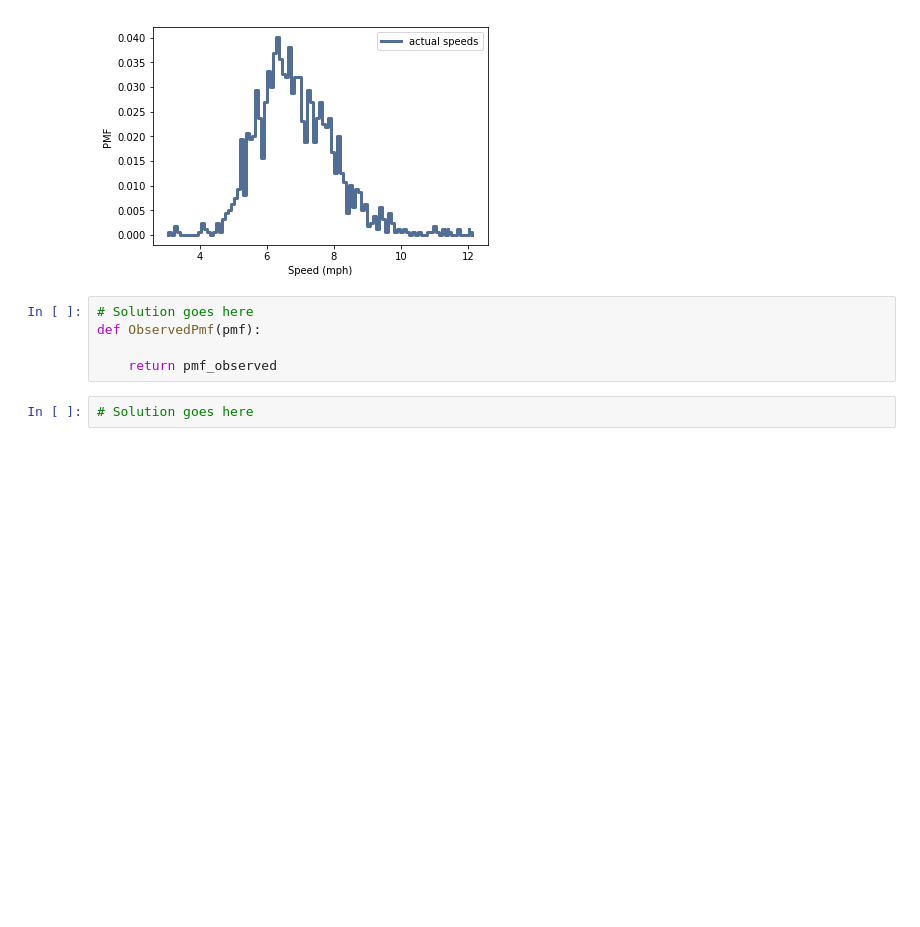
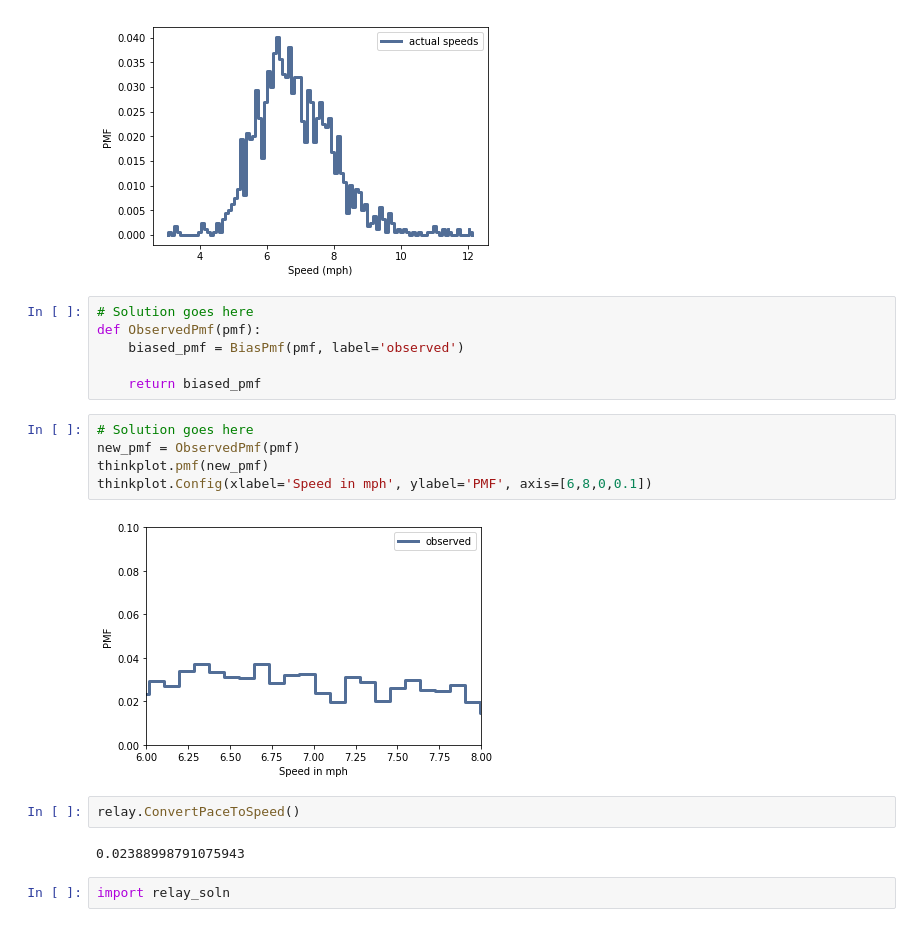
Before and after one commit to joaomarcoslds/ThinkStats2, a Jupyter notebook: code/chap03ex.ipynb, the cells around one changed output. Cells and saved outputs as stored; diff of their text form; blank space fills up the shorter version.

```diff
--- a/code/chap03ex.ipynb
+++ b/code/chap03ex.ipynb
@@ -417,7 +418,19 @@ thinkplot.Config(xlabel='Speed (mph)', ylabel='PMF')
 # %%
 # Solution goes here
 def ObservedPmf(pmf):
+    biased_pmf = BiasPmf(pmf, label='observed')
 
-    return pmf_observed
+    return biased_pmf
-# %%
-# Solution goes here
+# %%
+# Solution goes here
+new_pmf = ObservedPmf(pmf)
+thinkplot.pmf(new_pmf)
+thinkplot.Config(xlabel='Speed in mph', ylabel='PMF', axis=[6,8,0,0.1])
+# %% [output]
+[figure, added]
+# %%
+relay.ConvertPaceToSpeed()
+# %% [output]
+0.02388998791075943
+# %%
+import relay_soln
```
Also changed, not shown: parts of 12 cells of this notebook, 1 other file.
